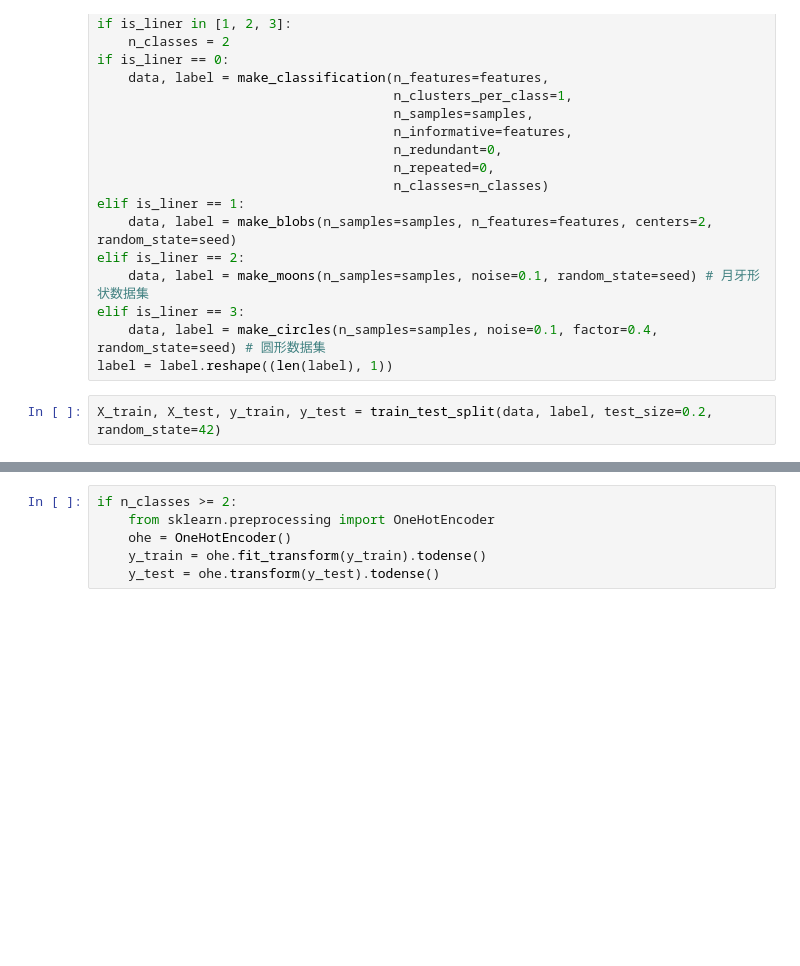
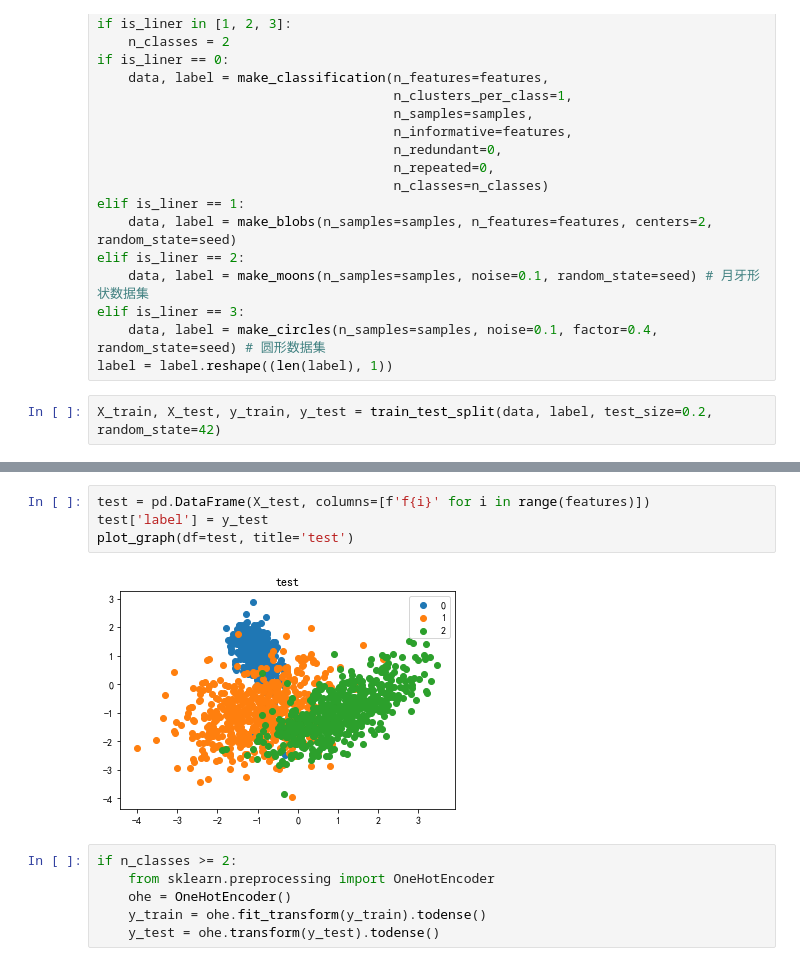
Before and after one commit to flowering888/neural_network, a Jupyter notebook: nn_tf.ipynb, the cells around one changed output, grey strips where cells are left out. Cells and saved outputs as stored; diff of their text form; blank space fills up the shorter version.

```diff
--- a/nn_tf.ipynb
+++ b/nn_tf.ipynb
@@ -34,3 +51,9 @@ X_train, X_test, y_train, y_test = train_test_split(data, label, test_size=0.2,
+# %%
+test = pd.DataFrame(X_test, columns=[f'f{i}' for i in range(features)])
+test['label'] = y_test
+plot_graph(df=test, title='test')
+# %% [output]
+[figure, added]
 # %%
 if n_classes >= 2:
     from sklearn.preprocessing import OneHotEncoder
```
Also changed, not shown: parts of 9 cells of this notebook.
